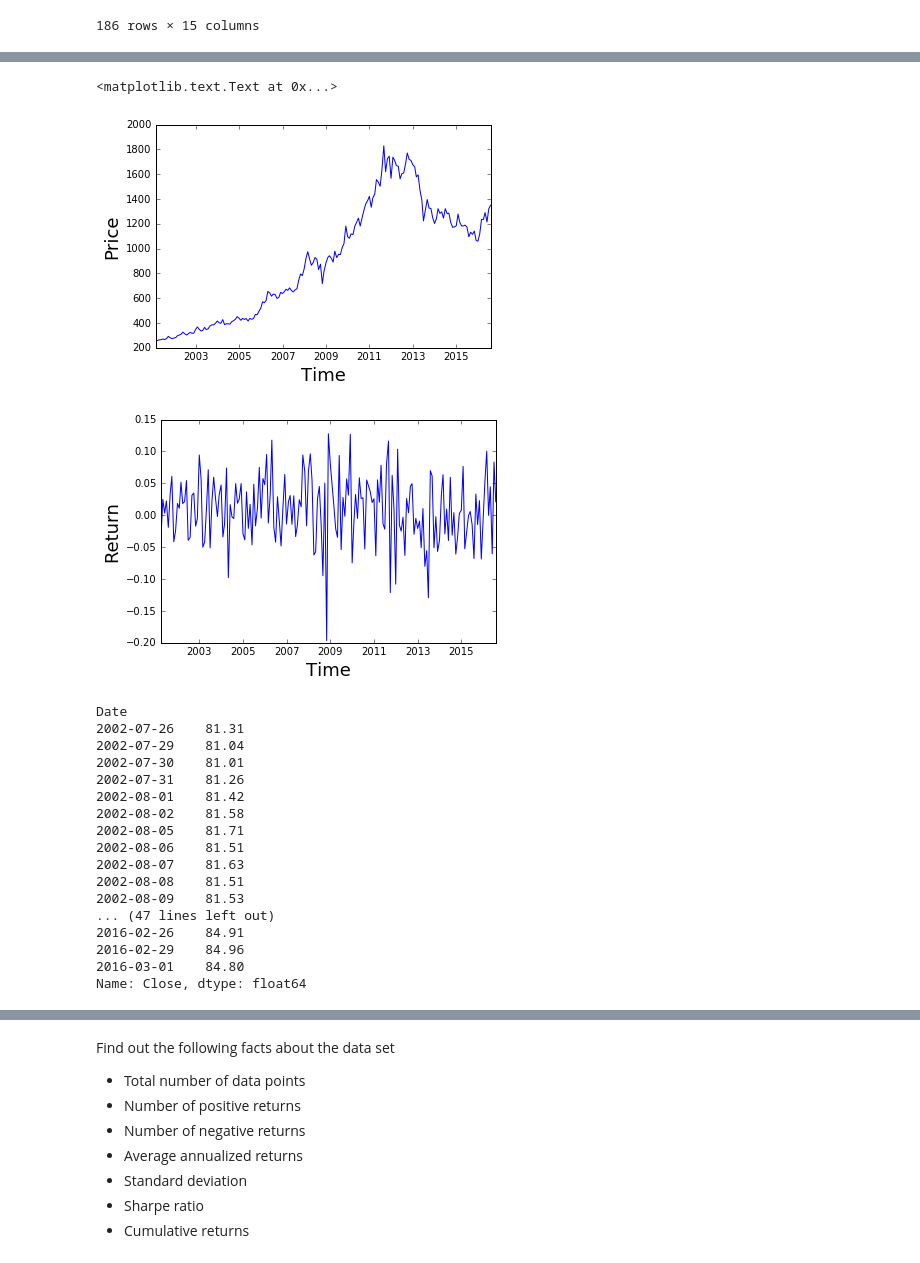
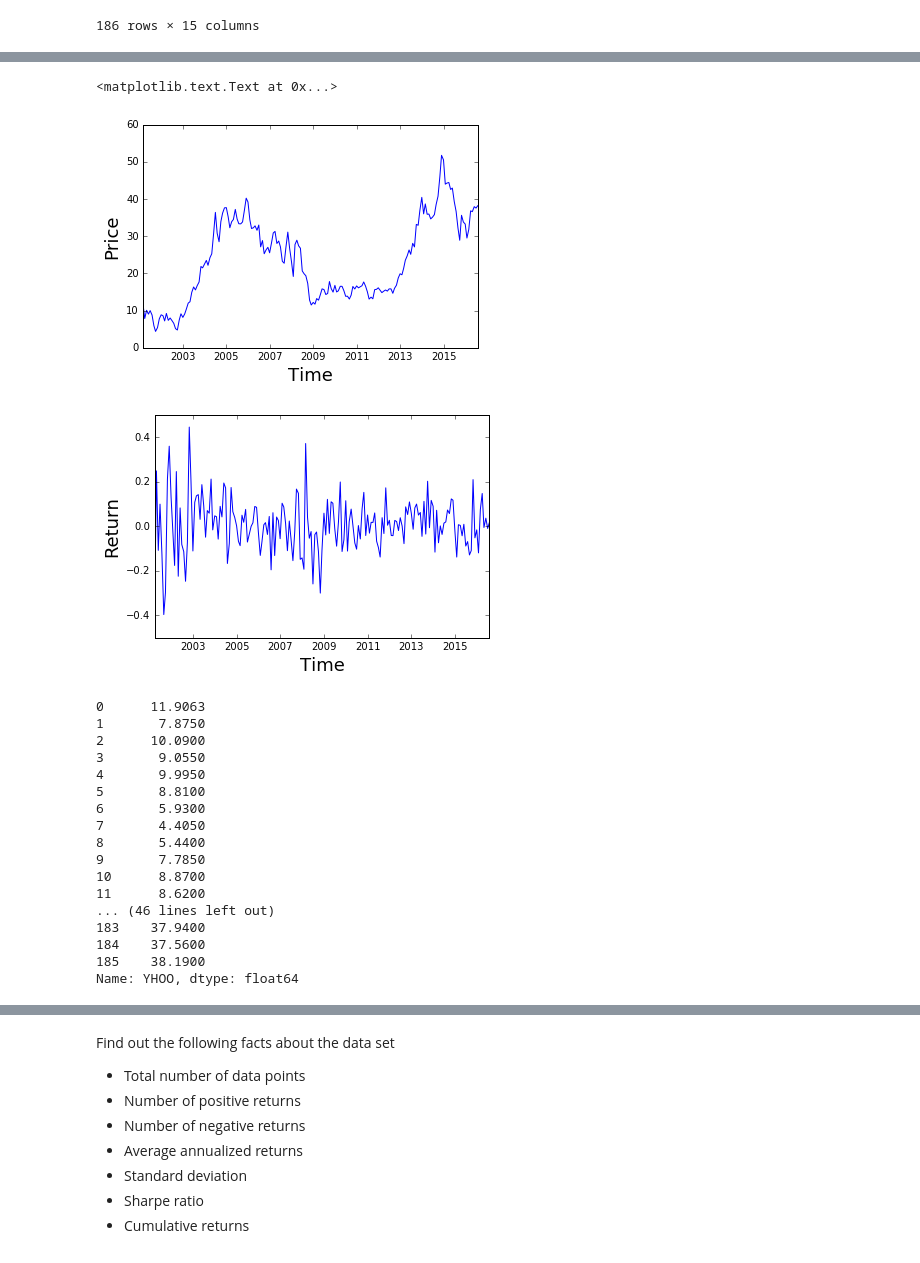
Before and after one commit to xkeecs/udacityCapstone, a Jupyter notebook: Capstone project.ipynb, the cells around one changed output, grey strips where cells are left out. Drawn from its saved outputs; the diff is of its cells as text; code cells hidden in the pictures.

```diff
--- a/Capstone project.ipynb
+++ b/Capstone project.ipynb
@@ -127,57 +127,57 @@ def getReturns(price):
     """
     Get stock returns
     """
     return price.pct_change()[1:]
 
 def getEsFuturesStockPrice(symbol, start, end):
     """
     Adjusted close price from quandle.
     """
     import quandl
     mydata = quandl.get(symbol, start_date=start, end_date=end, authtoken="zYuLi6xBbvDYgsQJApiA")
     return mydata["Close"]
 
-yahoo_close = gprice
-returns = gold
+yahoo_close = yahooprice
+returns = yhoo
 #yahoo_close = getStockPrice("SCF/CME_ES1_FW"", "2001-12-31", "2016-03-01")
 #yahoo_close = quandl.get("SCF/CME_ES1_FW", start_date="2001-12-31", end_date="2016-03-01", authtoken="zYuLi6xBbvDYgsQJApiA")
 #yahoo_close = getEsFuturesStockPrice("GOOG/AMEX_SHY", "2001-12-31", "2016-03-01")
 
 #returns = getReturns(yahoo_close)
 #returns
 plt.figure(1)
 plt.plot(dates, yahoo_close, label='Price')
 plt.xlabel('Time',fontsize=18)
 plt.ylabel('Price',fontsize=18)
 
 plt.figure(2)
 plt.plot(dates[1:], returns, label='Return')
 plt.xlabel('Time',fontsize=18)
 plt.ylabel('Return',fontsize=18)
 # %% [output]
 <matplotlib.text.Text at 0x...>
-[figure, old version]
+[figure, new version]
-[figure, old version]
+[figure, new version]
 # %%
 yahoo_close
 # %% [output]
-Date
-2002-07-26    81.31
-2002-07-29    81.04
-2002-07-30    81.01
-2002-07-31    81.26
-2002-08-01    81.42
-2002-08-02    81.58
-2002-08-05    81.71
-2002-08-06    81.51
-2002-08-07    81.63
-2002-08-08    81.51
-2002-08-09    81.53
-... (47 lines left out)
-2016-02-26    84.91
-2016-02-29    84.96
-2016-03-01    84.80
-Name: Close, dtype: float64
+0      11.9063
+1       7.8750
+2      10.0900
+3       9.0550
+4       9.9950
+5       8.8100
+6       5.9300
+7       4.4050
+8       5.4400
+9       7.7850
+10      8.8700
+11      8.6200
+... (46 lines left out)
+183    37.9400
+184    37.5600
+185    38.1900
+Name: YHOO, dtype: float64
 # %%
 import statsmodels.graphics.tsaplots as tsplots
 tsplots.plot_acf(returns, lags= 20)
```
Also changed, not shown: parts of 27 cells of this notebook, 19 other files.
